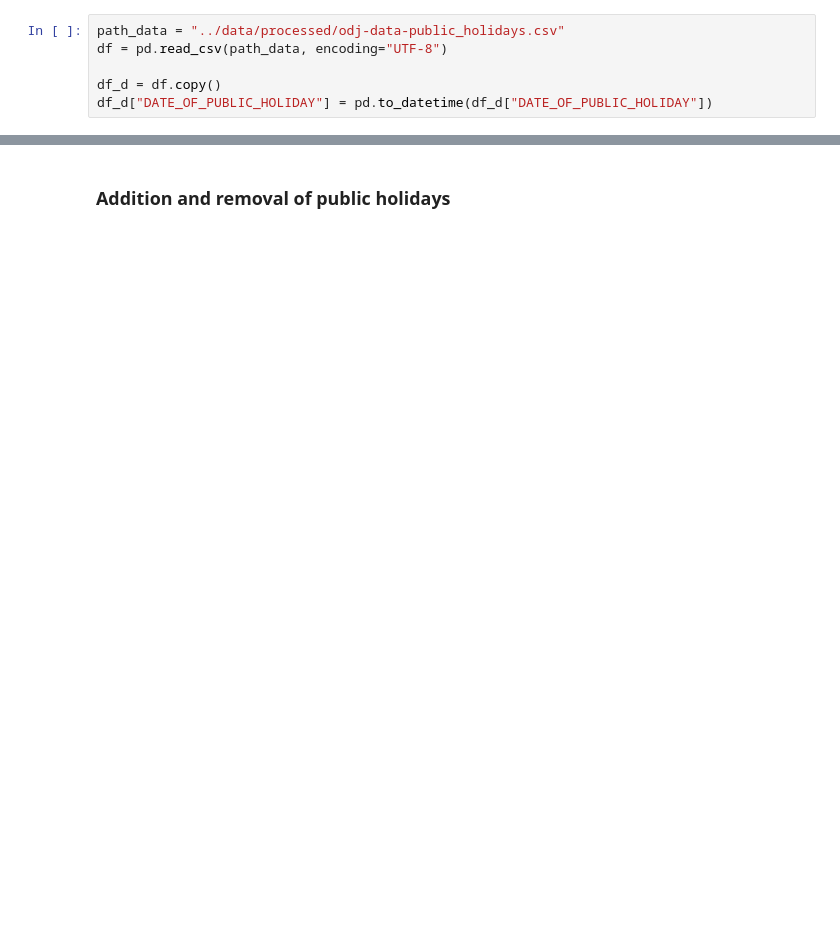
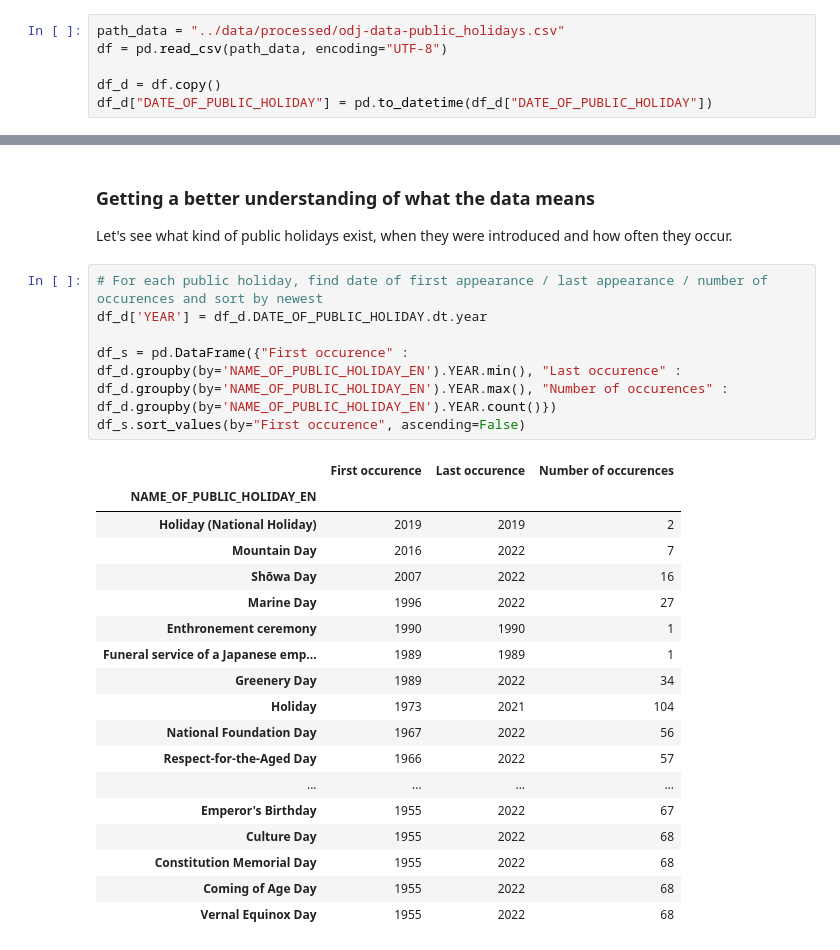
Before and after one commit to Open-Data-Japan/odj-data-public_holidays, a Jupyter notebook: sample-analysis/jupyter-odj-data-public_holidays.ipynb, the cells around one changed output, grey strips where cells are left out. Drawn from its saved outputs; the diff is of its cells as text; blank space fills up the shorter version.

```diff
--- a/sample-analysis/jupyter-odj-data-public_holidays.ipynb
+++ b/sample-analysis/jupyter-odj-data-public_holidays.ipynb
@@ -44,3 +62,30 @@ Yearly public holidays have been steadily increasing snice the 1950s - that's gr
 Naturally we want to know we want to know what these new holidays are.
 # %% [markdown]
-### Addition and removal of public holidays
+### Getting a better understanding of what the data means
+
+Let's see what kind of public holidays exist, when they were introduced and how often they occur.
+# %%
+# For each public holiday, find date of first appearance / last appearance / number of occurences and sort by newest
+df_d['YEAR'] = df_d.DATE_OF_PUBLIC_HOLIDAY.dt.year
+
+df_s = pd.DataFrame({"First occurence" : df_d.groupby(by='NAME_OF_PUBLIC_HOLIDAY_EN').YEAR.min(), "Last occurence" : df_d.groupby(by='NAME_OF_PUBLIC_HOLIDAY_EN').YEAR.max(), "Number of occurences" : df_d.groupby(by='NAME_OF_PUBLIC_HOLIDAY_EN').YEAR.count()})
+df_s.sort_values(by="First occurence", ascending=False)
+# %% [output]
+|  | First occurence | Last occurence | Number of occurences |
+| NAME_OF_PUBLIC_HOLIDAY_EN |  |  |  |
+| Holiday (National Holiday) | 2019 | 2019 | 2 |
+| Mountain Day | 2016 | 2022 | 7 |
+| Shōwa Day | 2007 | 2022 | 16 |
+| Marine Day | 1996 | 2022 | 27 |
+| Enthronement ceremony | 1990 | 1990 | 1 |
+| Funeral service of a Japanese emp... | 1989 | 1989 | 1 |
+| Greenery Day | 1989 | 2022 | 34 |
+| Holiday | 1973 | 2021 | 104 |
+| National Foundation Day | 1967 | 2022 | 56 |
+| Respect-for-the-Aged Day | 1966 | 2022 | 57 |
+| ... | ... | ... | ... |
+| Emperor's Birthday | 1955 | 2022 | 67 |
+| Culture Day | 1955 | 2022 | 68 |
+| Constitution Memorial Day | 1955 | 2022 | 68 |
+| Coming of Age Day | 1955 | 2022 | 68 |
+| Vernal Equinox Day | 1955 | 2022 | 68 |
```
Also changed, not shown: parts of 7 cells of this notebook.
